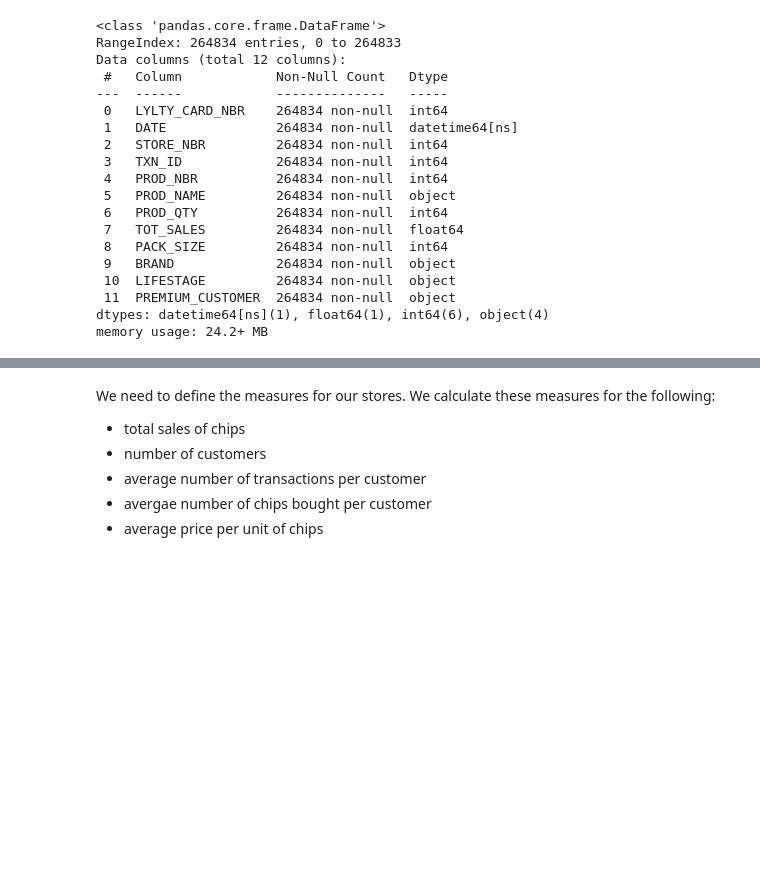
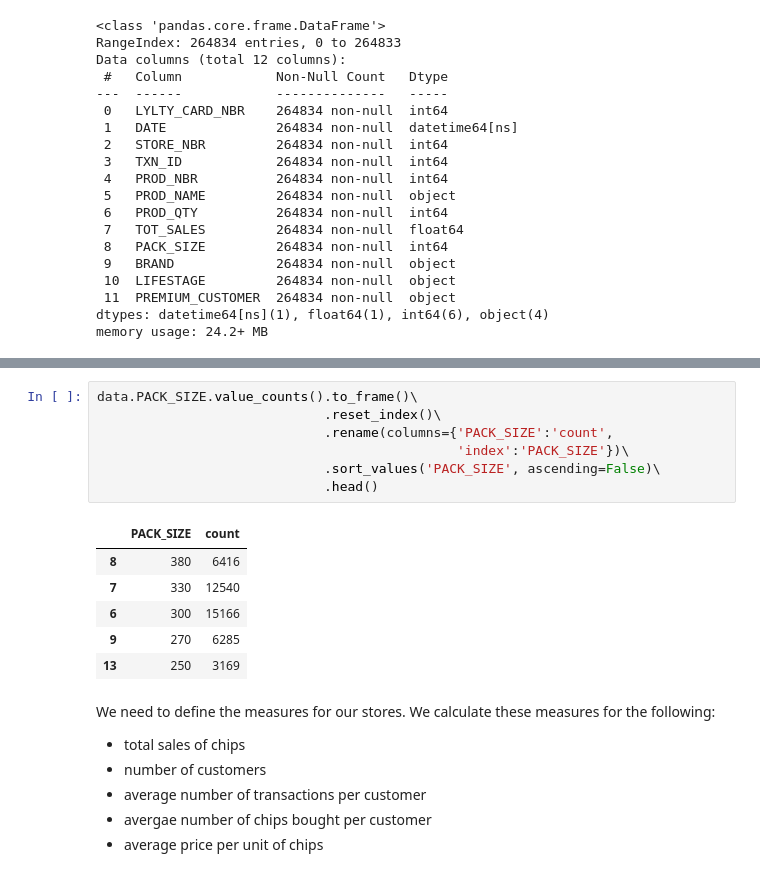
Before and after one commit to dherzey/Forage_Virtual_Internship, a Jupyter notebook: Quantium/Quantium_Task2.ipynb, the cells around one changed output, grey strips where cells are left out. Cells and saved outputs as stored; diff of their text form; blank space fills up the shorter version.

```diff
--- a/Quantium/Quantium_Task2.ipynb
+++ b/Quantium/Quantium_Task2.ipynb
@@ -51,6 +51,20 @@ data.head()
 | 2 | 1003 | 2019-03-07 | 1 | 3 | 52 | Grain Waves Sour Cream&Chives 210G | 1 | 3.6 | 210 | ... |
 | 3 | 1003 | 2019-03-08 | 1 | 4 | 106 | Natural ChipCo Hony Soy Chckn175g | 1 | 3.0 | 175 | ... |
 | 4 | 1004 | 2018-11-02 | 1 | 5 | 96 | WW Original Stacked Chips 160g | 1 | 1.9 | 160 | ... |
+# %%
+data.PACK_SIZE.value_counts().to_frame()\
+                             .reset_index()\
+                             .rename(columns={'PACK_SIZE':'count',
+                                              'index':'PACK_SIZE'})\
+                             .sort_values('PACK_SIZE', ascending=False)\
+                             .head()
+# %% [output]
+|  | PACK_SIZE | count |
+| 8 | 380 | 6416 |
+| 7 | 330 | 12540 |
+| 6 | 300 | 15166 |
+| 9 | 270 | 6285 |
+| 13 | 250 | 3169 |
 # %% [markdown]
 We need to define the measures for our stores. We calculate these measures for the following:
 - total sales of chips
```
Also changed, not shown: 3 other files.
